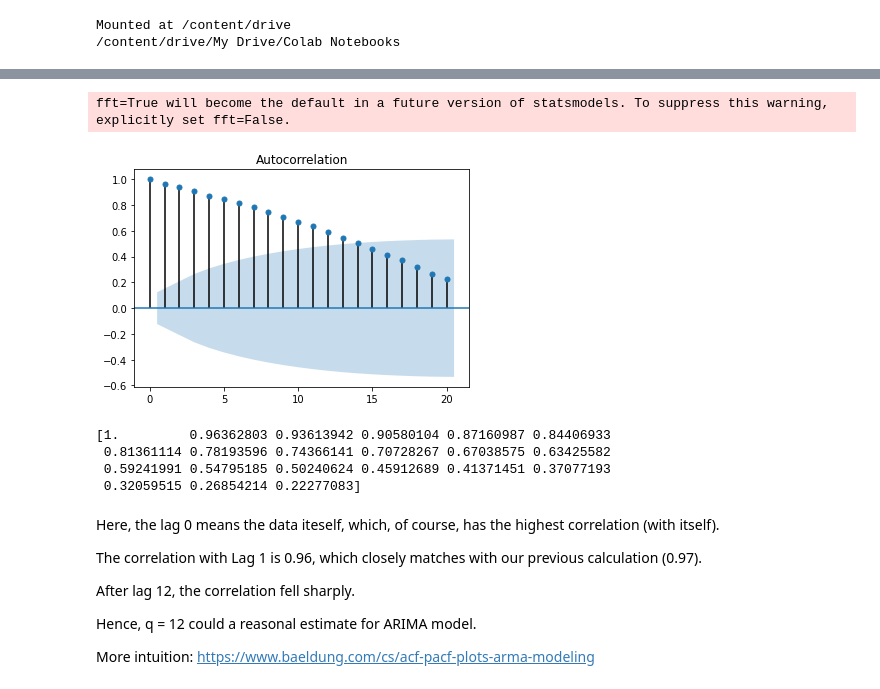
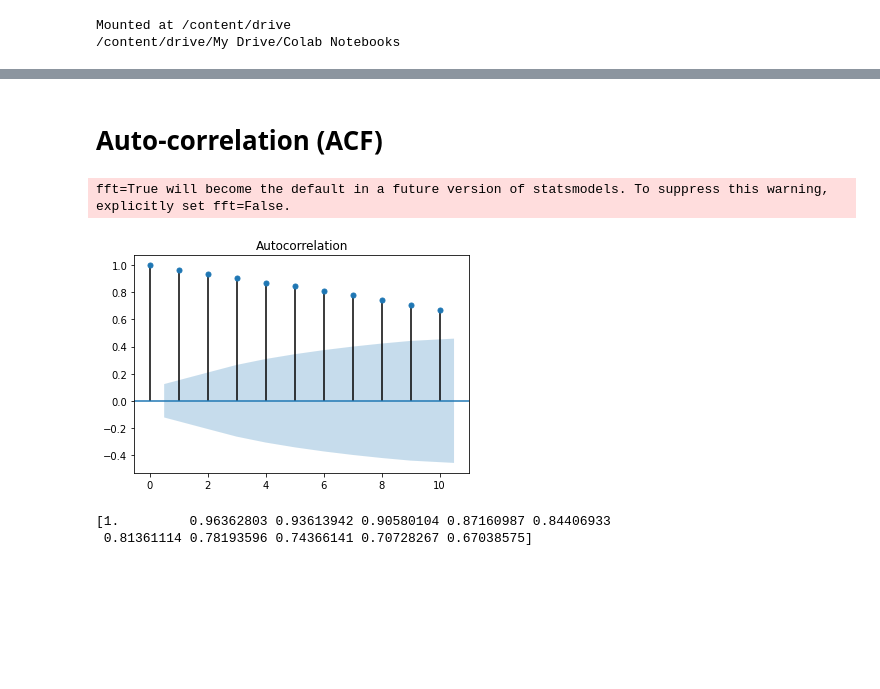
Before and after one commit to Namrata-Kulkarni/IST-526, a Jupyter notebook: Question C - 5.ipynb, the cells around one changed output, grey strips where cells are left out. Drawn from its saved outputs; the diff is of its cells as text; code cells hidden in the pictures; blank space fills up the shorter version.

```diff
--- a/Question C - 5.ipynb
+++ b/Question C - 5.ipynb
@@ -287,27 +116,17 @@ To learn more: https://machinelearningmastery.com/gentle-introduction-autocorrel
+# %% [markdown]
+# Auto-correlation (ACF)
 # %%
 from statsmodels.graphics import tsaplots # time series plots
 from statsmodels.tsa.stattools import  acf
 # %%
-nlag = 20
+nlag = 10
 result = acf(x=df['Open'],  nlags = nlag)
 
 fig = tsaplots.plot_acf(df['Open'], lags = nlag)
 plt.show()
 print(result)
 # %% [output]
 fft=True will become the default in a future version of statsmodels. To suppress this warning, explicitly set fft=False.
-[figure, old version]
+[figure, new version]
 [1.         0.96362803 0.93613942 0.90580104 0.87160987 0.84406933
- 0.81361114 0.78193596 0.74366141 0.70728267 0.67038575 0.63425582
- 0.59241991 0.54795185 0.50240624 0.45912689 0.41371451 0.37077193
- 0.32059515 0.26854214 0.22277083]
+ 0.81361114 0.78193596 0.74366141 0.70728267 0.67038575]
-# %% [markdown]
-Here, the lag 0 means the data iteself, which, of course, has the highest correlation (with itself).
-
-The correlation with Lag 1 is 0.96, which closely matches with our previous calculation (0.97).
-
-After lag 12, the correlation fell sharply.
-
-Hence, q = 12 could a reasonal estimate for ARIMA model.
-
-More intuition: https://www.baeldung.com/cs/acf-pacf-plots-arma-modeling
```
Also changed, not shown: parts of 41 cells of this notebook, 3 other files.
